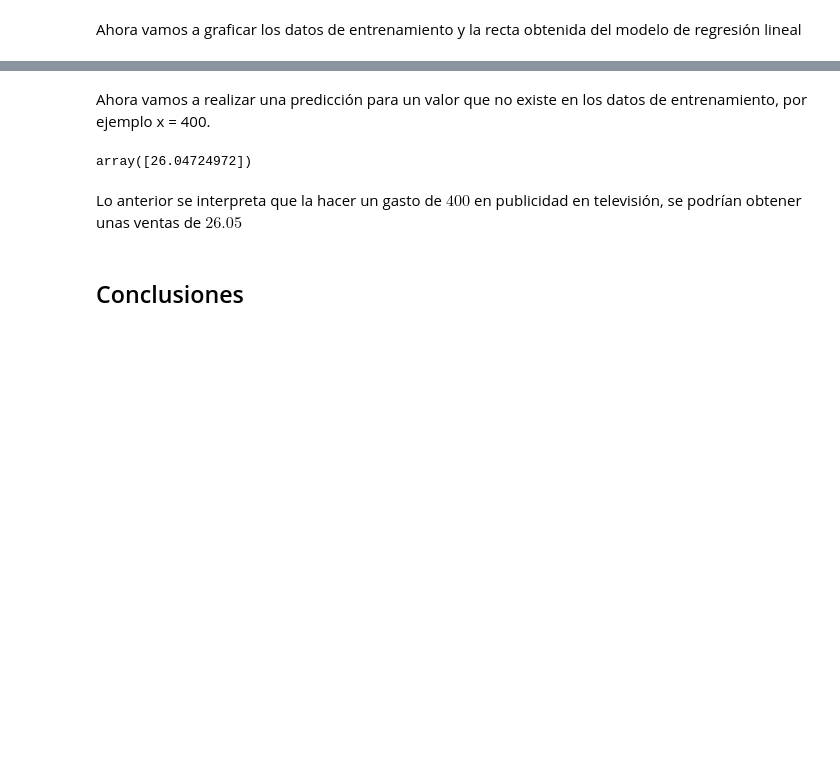
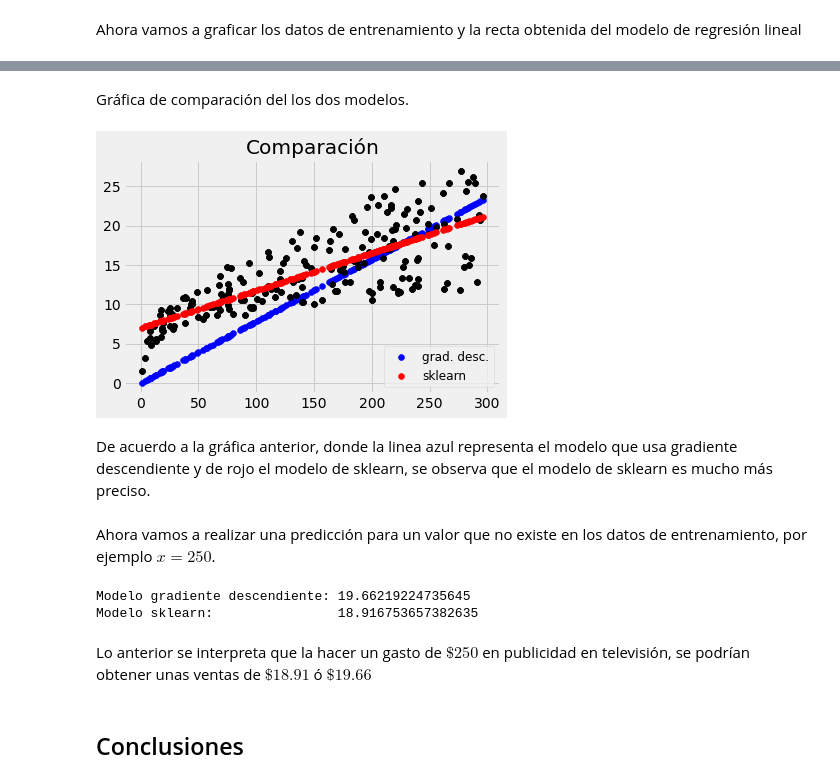
Before and after one commit to dicrojasch/homeworks_data_science, a Jupyter notebook: 2.regresion_lineal/regresion_lineal.ipynb, the cells around one changed output, grey strips where cells are left out. Cells and saved outputs as stored; diff of their text form; code cells hidden in the pictures; blank space fills up the shorter version.

```diff
--- a/2.regresion_lineal/regresion_lineal.ipynb
+++ b/2.regresion_lineal/regresion_lineal.ipynb
@@ -230,11 +275,35 @@ Text(0.5, 1.0, 'Datos y = X')
+# %% [markdown]
+Gráfica de comparación del los dos modelos.
+# %%
+plt.style.use('fivethirtyeight')
+plt.scatter(X, y, color='black')
+grad = plt.scatter(X, gdlr.predict(X), color='blue')
+
+plt.style.use('fivethirtyeight')
+plt.scatter(X, y, color='black')
+sk = plt.scatter(x, sk_model.predict(x), color='red')
+plt.gca().set_title("Comparación")
+plt.legend((grad, sk),
+           ('grad. desc.', 'sklearn'),
+           scatterpoints=1,
+           loc='lower right',
+           ncol=1,
+           fontsize=12)
+plt.show()
+# %% [output]
+[figure, added]
+# %% [markdown]
+De acuerdo a la gráfica anterior, donde la linea azul representa el modelo que usa gradiente descendiente y de rojo el modelo de sklearn, se observa que el modelo de sklearn es mucho más preciso.
 # %% [markdown]
-Ahora vamos a realizar una predicción para un valor que no existe en los datos de entrenamiento, por ejemplo x = 400.
+Ahora vamos a realizar una predicción para un valor que no existe en los datos de entrenamiento, por ejemplo $x = 250$.
-# %%
-model.predict(np.array([[400]]))
-# %% [output]
-array([26.04724972])
+# %%
+print("Modelo gradiente descendiente: " + str(gdlr.predict(np.array([[250]]))[0][0]))
+print("Modelo sklearn:                " + str(sk_model.predict(np.array([[250]]))[0]))
+# %% [output]
+Modelo gradiente descendiente: 19.66219224735645
+Modelo sklearn:                18.916753657382635
 # %% [markdown]
-Lo anterior se interpreta que la hacer un gasto de $400$ en publicidad en televisión, se podrían obtener unas ventas de $26.05$
+Lo anterior se interpreta que la hacer un gasto de $\$250$ en publicidad en televisión, se podrían obtener unas ventas de $\$18.91$ ó $\$19.66$
 # %% [markdown]
 ## Conclusiones
 # %% [markdown]
```
Also changed, not shown: parts of 12 cells of this notebook, 5 other files.
